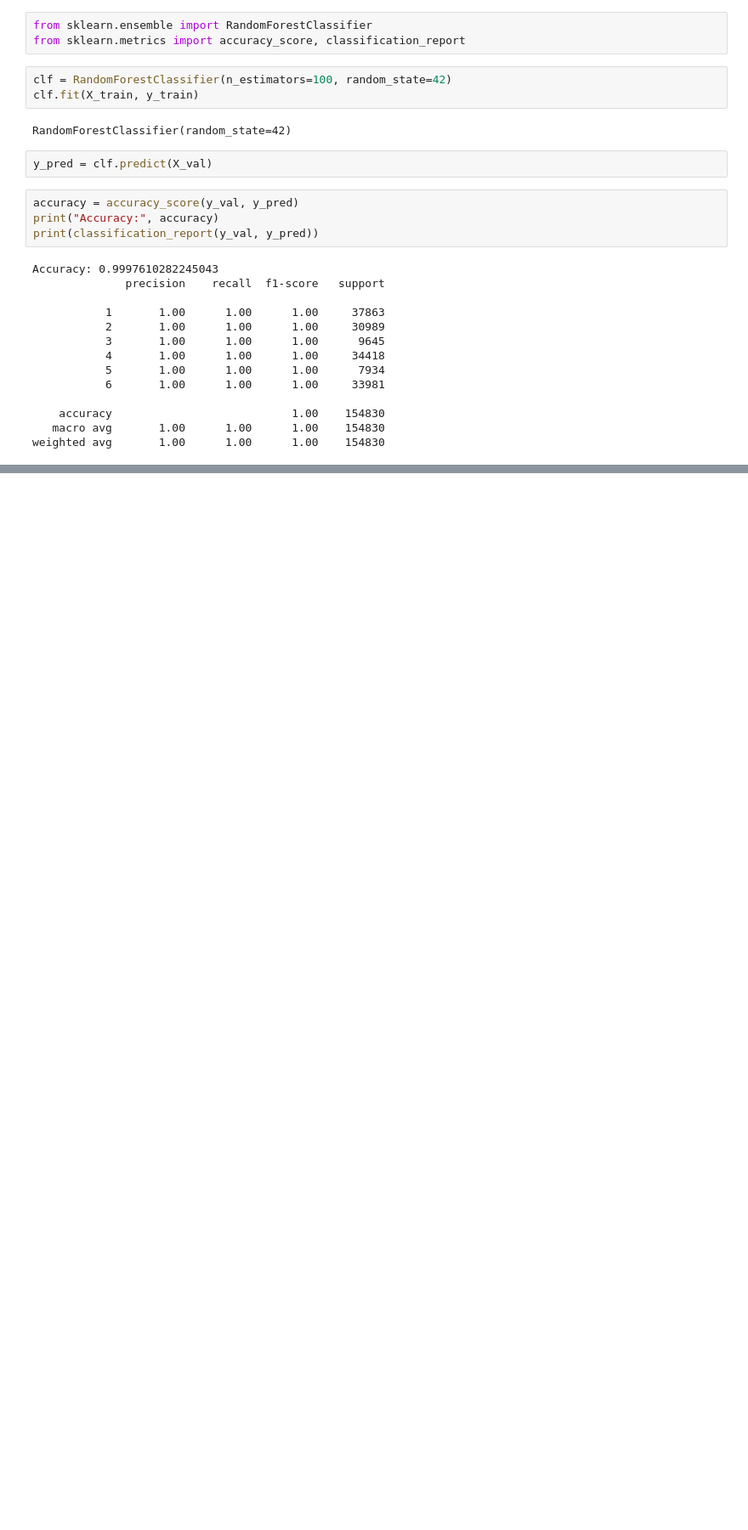
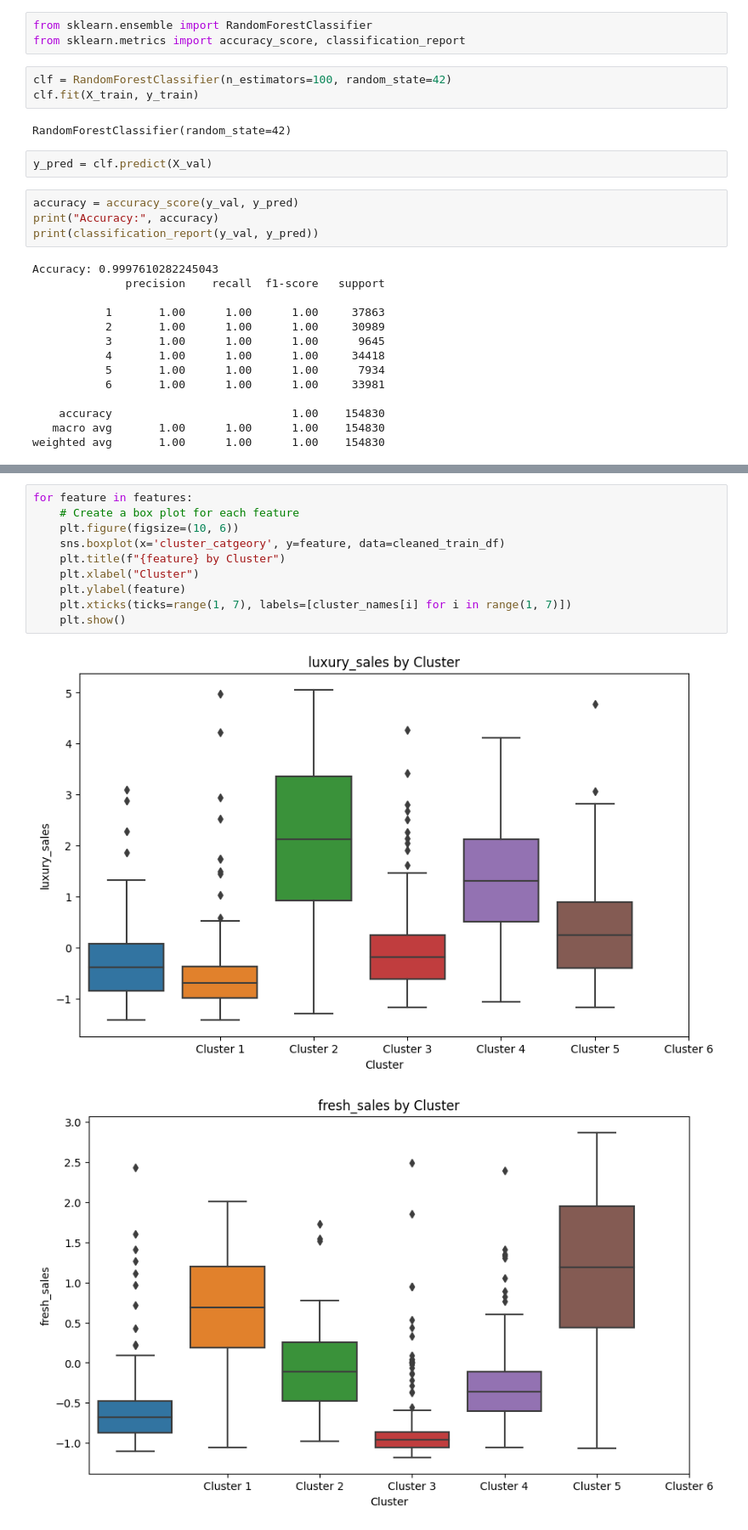
Before and after one commit to rithakith/Datastorm, a Jupyter notebook: training.ipynb, the cells around one changed output, grey strips where cells are left out. Shown at 85% size. Drawn from its saved outputs; the diff is of its cells as text; blank space fills up the shorter version.

Commit message:
Kaggle Notebook | Training | Version 2

```diff
--- a/training.ipynb
+++ b/training.ipynb
@@ -191,0 +252,13 @@ weighted avg       1.00      1.00      1.00    154830
+# %%
+for feature in features:
+    # Create a box plot for each feature
+    plt.figure(figsize=(10, 6))
+    sns.boxplot(x='cluster_catgeory', y=feature, data=cleaned_train_df)
+    plt.title(f"{feature} by Cluster")
+    plt.xlabel("Cluster")
+    plt.ylabel(feature)
+    plt.xticks(ticks=range(1, 7), labels=[cluster_names[i] for i in range(1, 7)])
+    plt.show()
+# %% [output]
+[figure, added]
+[figure, added]
```
Also changed, not shown: parts of 4 cells of this notebook.
